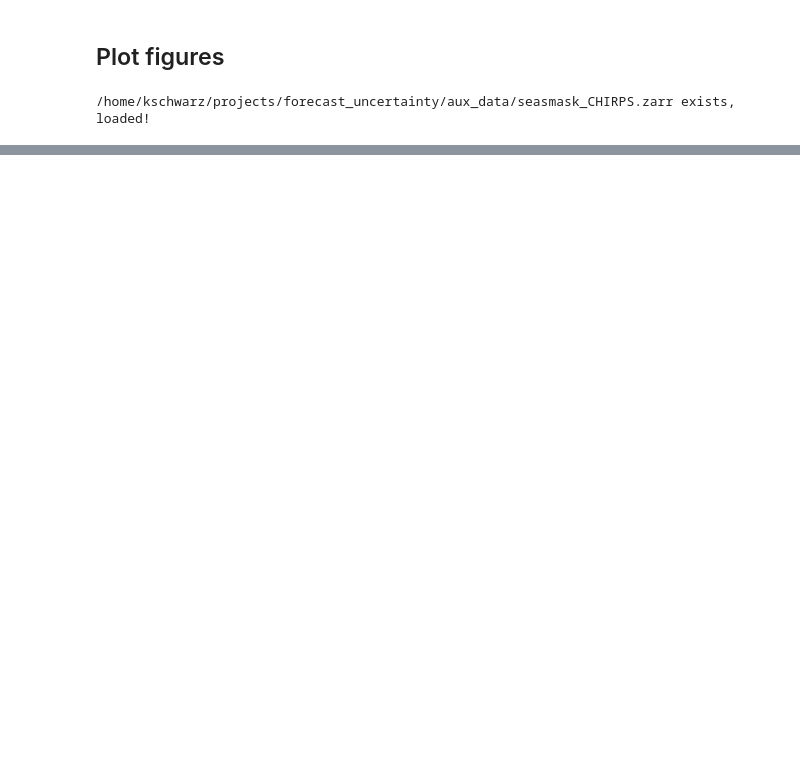
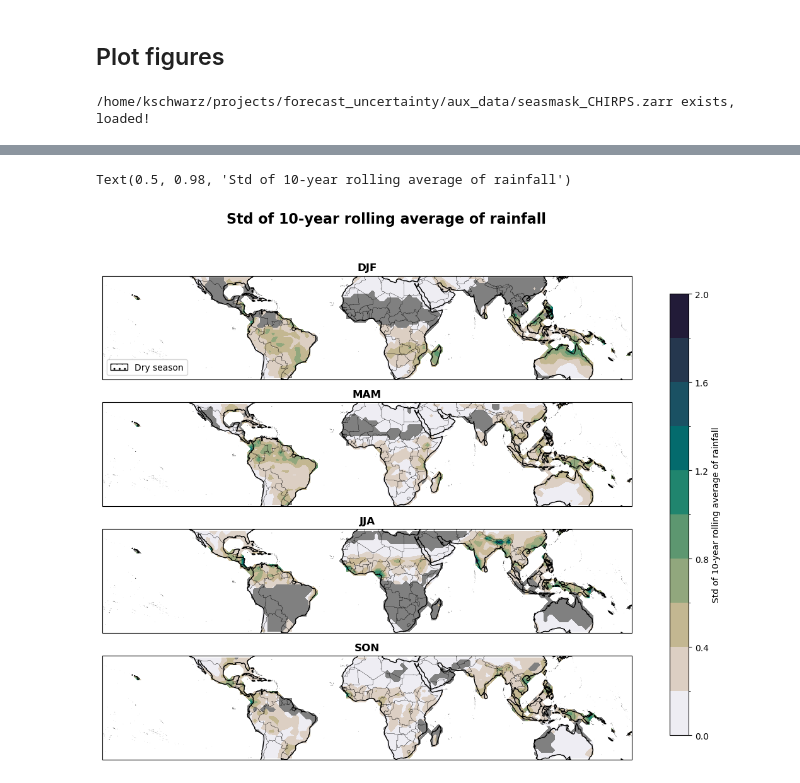
Before and after one commit to ccsfist/forecast_uncertainty, a Jupyter notebook: code/map_thresh.ipynb, the cells around one changed output, grey strips where cells are left out. Drawn from its saved outputs; the diff is of its cells as text; code cells hidden in the pictures; blank space fills up the shorter version.

```diff
--- a/code/map_thresh.ipynb
+++ b/code/map_thresh.ipynb
@@ -345,0 +353,75 @@ utility_print(dir_list['figs']+proc_source+'_maps')
+# %%
+# Load data
+ds = load_data(proc_source)
+
+#-------------------------
+# Get seasonal means
+#-------------------------
+dsm = ds.groupby(
+    time=SeasonResampler(["DJF", "MAM", "JJA", "SON"], drop_incomplete=True)
+).mean()
+
+# Unstack into season x year
+dsm['season'] = dsm.time.dt.season
+dsm['year'] = dsm.time.dt.year
+dsm = dsm.set_index(time=['season','year']).unstack()
+# %%
+decvar = dsm.pr.rolling(year=10).mean().std('year')
+# %%
+fig = plt.figure(figsize=(12,10))
+
+subset_params = {'lat':slice(-35,35),'lon':slice(-180,180)}
+
+var = 'decvar'
+cbar_params = {'decvar':{'vmin':0,'vmax':2,'cmap':cmocean.cm.rain,'levels':11}}
+labels = {'decvar':'Std of 10-year rolling average of rainfall'}
+
+for seas_idx,seas in enumerate(['DJF','MAM','JJA','SON']):
+    ax = plt.subplot(4,1,seas_idx+1,projection=ccrs.PlateCarree())
+
+    plot_data = decvar.sel(season=seas,**subset_params)
+    # Subset to land only
+    plot_data = plot_data.where(landmask)
+
+    # Plot
+    plot_data.plot.contourf(transform=ccrs.PlateCarree(),**cbar_params[var],
+                            add_colorbar=False)
+
+    # Grey out regions without an active rainy season
+    active_seasons_rg.seasmask.sel(season=seas,**subset_params).where(landmask).plot.contourf(levels=[-0.5, 0.5, 1.5],
+                                                                                     colors=['grey','none'],
+                                                                                     hatches=[None, None],
+                                                                                     transform=ccrs.PlateCarree(),
+                                                                                     add_colorbar=False)
+
+    ax.coastlines()
+    ax.set_title(seas,fontweight='bold',fontsize=12)
+
+    # Country borders
+    # Add to plot (subset_params in slice format)
+    gdf.cx[subset_params['lon'],subset_params['lat']].plot(ax=ax,facecolor='none',edgecolor='k',
+                                                       linestyle='-',linewidth=0.15,
+                                                       transform=ccrs.PlateCarree())
+    ax.set_extent([subset_params['lon'].start,
+                   subset_params['lon'].stop,
+                   subset_params['lat'].start,
+                   subset_params['lat'].stop])
+
+    if seas_idx == 0:
+        ax.legend(handles=[mpatches.Patch(facecolor='none',hatch='..',edgecolor='k',
+                                          label='Dry season')],loc='lower left')
+
+fig.subplots_adjust(right=0.825)
+cax = fig.add_axes([0.875, 0.15, 0.025, 0.7])
+levels = mpl.ticker.MaxNLocator(nbins=cbar_params[var]['levels']).tick_values(cbar_params[var]['vmin'],cbar_params[var]['vmax'])
+norm = mpl.colors.BoundaryNorm(levels, ncolors=cbar_params[var]['cmap'].N, clip=True)
+sm = plt.cm.ScalarMappable(cmap=cbar_params[var]['cmap'],norm=norm)
+plt.colorbar(sm,cax=cax,label=labels[var])
+
+
+plt.suptitle(labels[var],fontweight='bold',fontsize=16)
+
+#utility_print(dir_list['figs']+proc_source+'_maps')
+# %% [output]
+Text(0.5, 0.98, 'Std of 10-year rolling average of rainfall')
+[figure, added]
```
Also changed, not shown: parts of 6 cells of this notebook, 3 other files.
